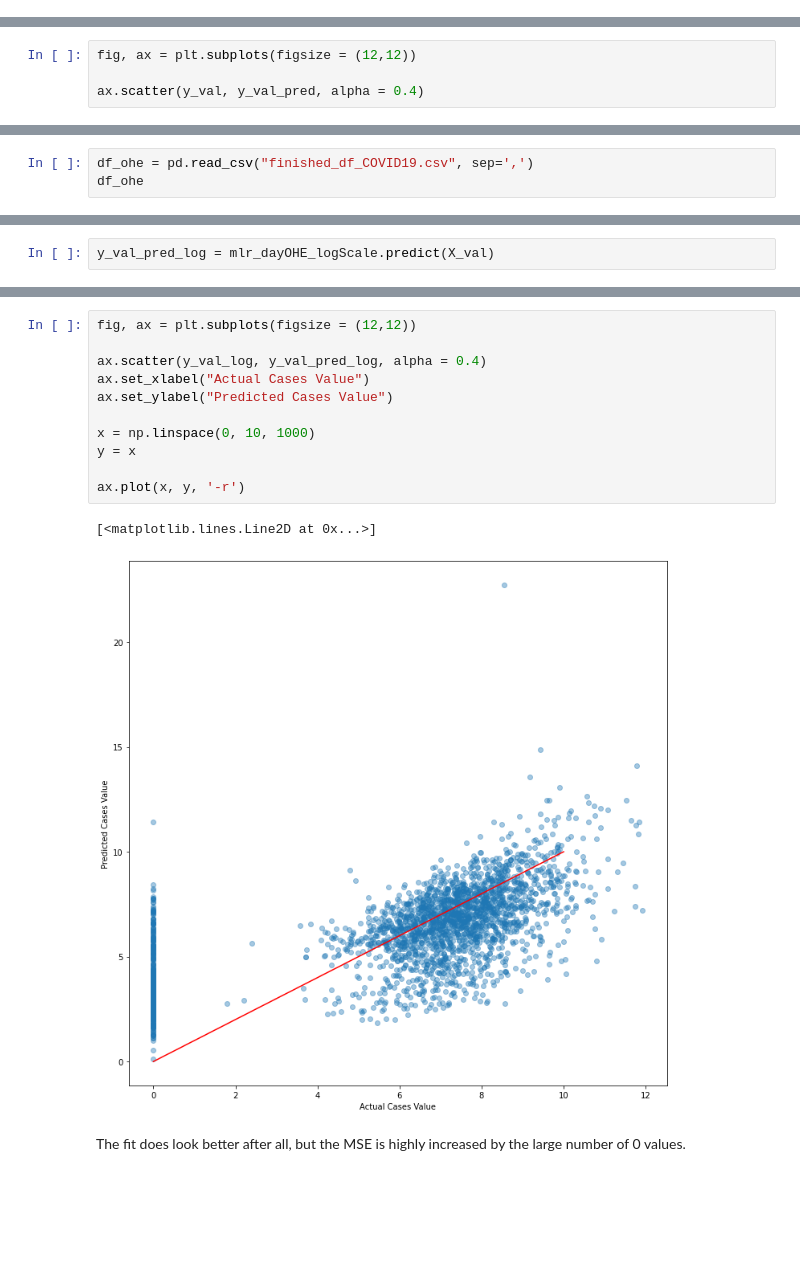
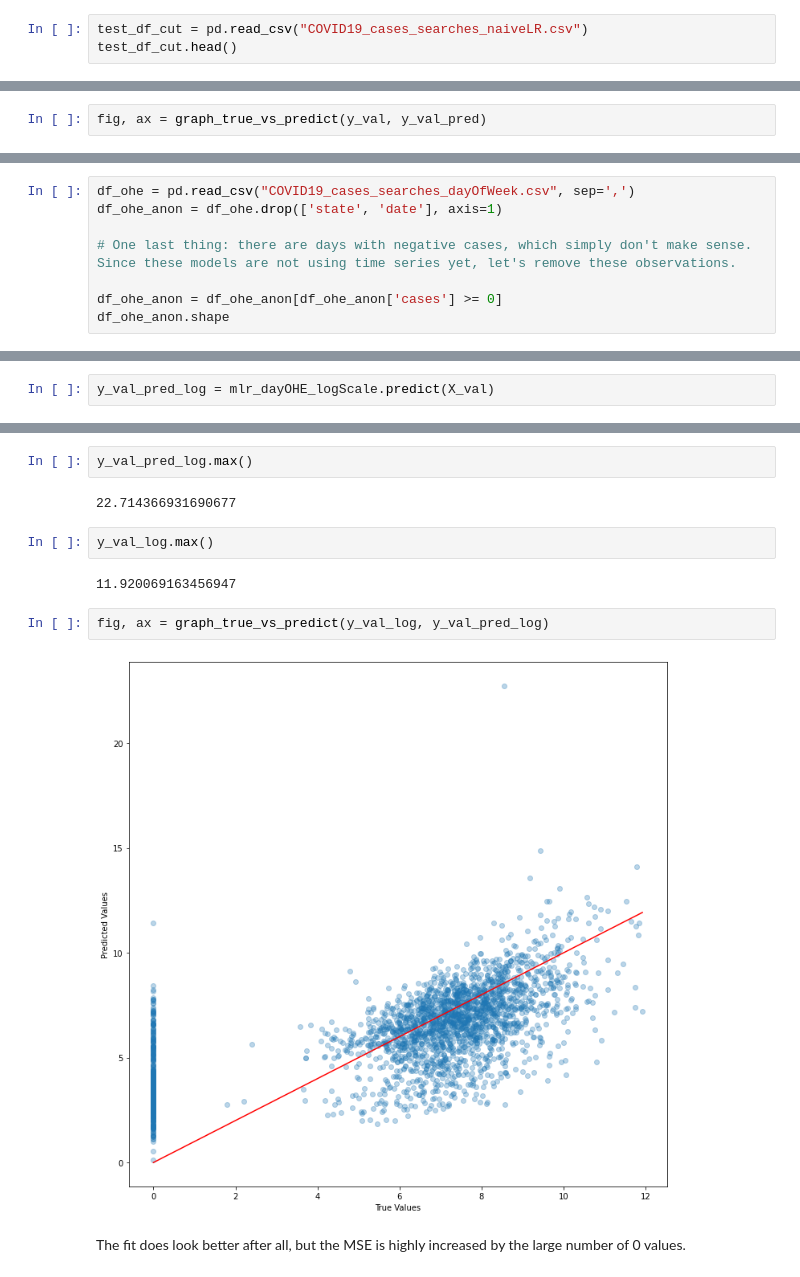
Before and after one commit to GaniPerez/COVID_Case_Prediction, a Jupyter notebook: COVID19_RNN_byState.ipynb, the cells around one changed output, grey strips where cells are left out. Drawn from its saved outputs; the diff is of its cells as text; blank space fills up the shorter version.

```diff
--- a/COVID19_RNN_byState.ipynb
+++ b/COVID19_RNN_byState.ipynb
@@ -186,0 +175,3 @@ test_df_cut
+# %%
+test_df_cut = pd.read_csv("COVID19_cases_searches_naiveLR.csv")
+test_df_cut.head()
@@ -205,5 +241,3 @@ mean_squared_error(y_true = y_val, y_pred = y_val_pred)
 # %%
-fig, ax = plt.subplots(figsize = (12,12))
-
-ax.scatter(y_val, y_val_pred, alpha = 0.4)
+fig, ax = graph_true_vs_predict(y_val, y_val_pred)
 # %% [output]
@@ -576,4 +613,9 @@ df_ohe.to_csv("finished_df_COVID19.csv", index=False, sep=',')
 # %%
-df_ohe = pd.read_csv("finished_df_COVID19.csv", sep=',')
-df_ohe
+df_ohe = pd.read_csv("COVID19_cases_searches_dayOfWeek.csv", sep=',')
+df_ohe_anon = df_ohe.drop(['state', 'date'], axis=1)
+
+# One last thing: there are days with negative cases, which simply don't make sense. Since these models are not using time series yet, let's remove these observations.
+
+df_ohe_anon = df_ohe_anon[df_ohe_anon['cases'] >= 0]
+df_ohe_anon.shape
 # %% [output]
@@ -668,17 +683,15 @@ MSE: 5.21663718677146; R^2: 0.4181554436312659
+# %%
+y_val_pred_log.max()
+# %% [output]
+22.714366931690677
+# %%
+y_val_log.max()
+# %% [output]
+11.920069163456947
 # %%
-fig, ax = plt.subplots(figsize = (12,12))
-
-ax.scatter(y_val_log, y_val_pred_log, alpha = 0.4)
-ax.set_xlabel("Actual Cases Value")
-ax.set_ylabel("Predicted Cases Value")
-
-x = np.linspace(0, 10, 1000)
-y = x
-
-ax.plot(x, y, '-r')
+fig, ax = graph_true_vs_predict(y_val_log, y_val_pred_log)
 # %% [output]
-[<matplotlib.lines.Line2D at 0x...>]
-[figure, old version]
+[figure, new version]
 # %% [markdown]
 The fit does look better after all, but the MSE is highly increased by the large number of 0 values.
 # %% [markdown]
```
Also changed, not shown: parts of 158 cells of this notebook, 5 other files.
